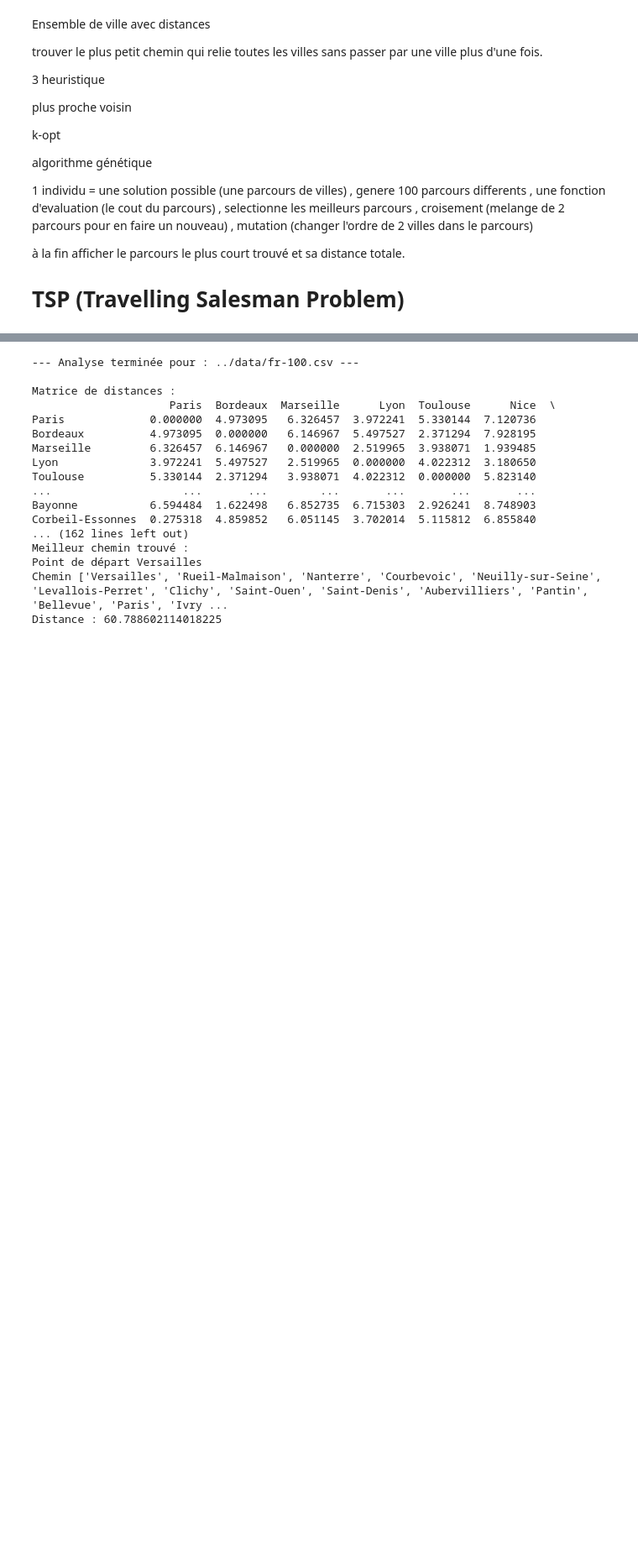
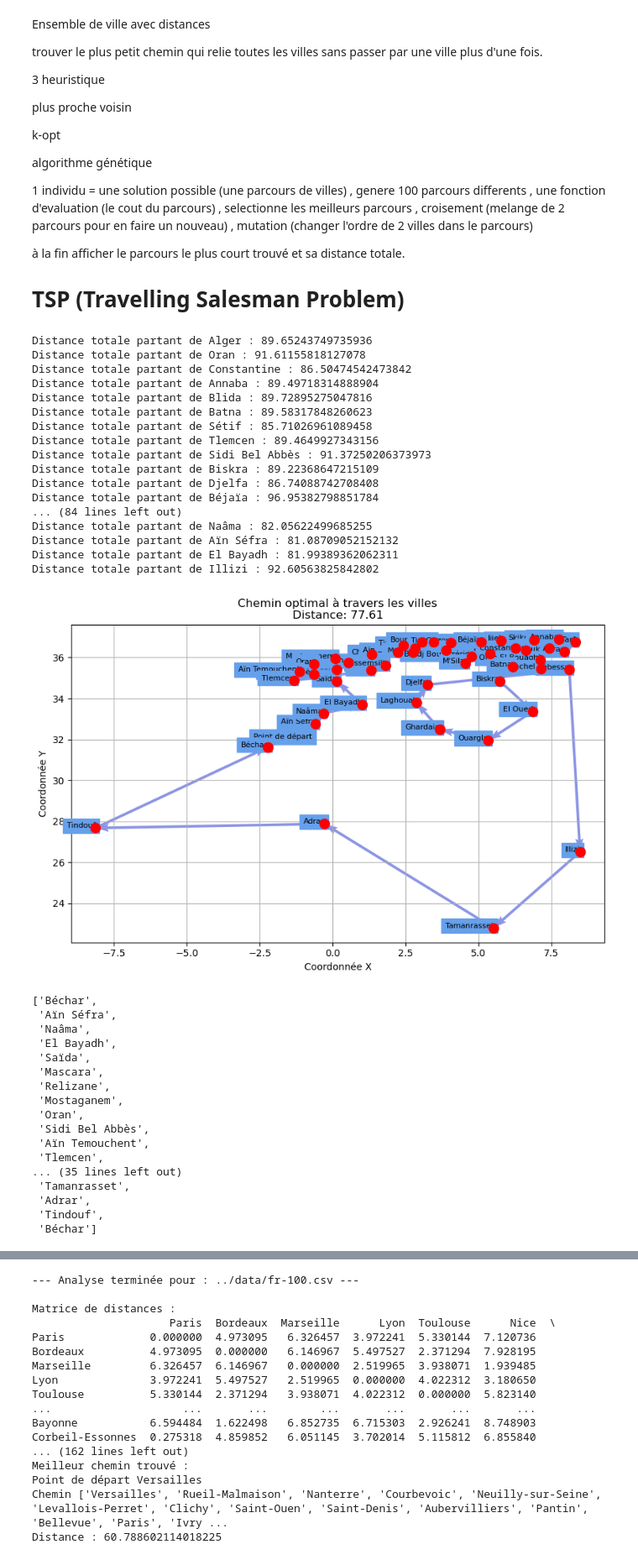
Before and after one commit to bachrilrs/prog_avance_s8, a Jupyter notebook: notebooks/projet.ipynb, the cells around one changed output, grey strips where cells are left out. Shown at 84% size. Cells and saved outputs as stored; diff of their text form; code cells hidden in the pictures; blank space fills up the shorter version.

```diff
--- a/notebooks/projet.ipynb
+++ b/notebooks/projet.ipynb
@@ -30,10 +30,11 @@ from tsp.io import load_cities
 from tsp.solvers import KNN
 from tsp.visualizer import TSPVisualizer
 # %%
-class France:
+class Pays:
     """Orchestre l'analyse complète du problème TSP"""
 
-    def __init__(self, villes: list[Ville] = None):
+    def __init__(self, nom ,villes: list[Ville] = None):
+        self.nom = nom
         self.villes = villes if villes is not None else []
         self.graph = DistanceGraph(self.villes)
 
@@ -49,7 +50,7 @@ class France:
         self.best_path = None
 
     def __str__(self):
-        return f'France: {", ".join([v.nom for v in self.villes])}'
+        return f'{self.nom}: {", ".join([v.nom for v in self.villes])}'
 
     def calculer_distances(self):
         """Calcule les distances entre toutes les villes"""
@@ -83,6 +84,14 @@ class France:
         """Affiche le chemin partant d'une ville"""
         return self.knn.print_from_a_city(nom_ville)
 
+    def print_best_path(self):
+        """Affiche le meilleur chemin trouvé"""
+        if self.best_path is None:
+            print("Veuillez d'abord appeler get_optimal_path()")
+            return
+
+        print(f"Meilleur chemin trouvé : {' -> '.join(self.best_path)}")
+
     def get_optimal_path(self):
         """Retourne le meilleur chemin"""
         start_point, path, distance = self.knn.get_optimal_path()
@@ -128,4 +138,53 @@ def process_france_travel(file_path: str, separator: str = ";"):
         print(f"Erreur : Le fichier {file_path} est introuvable.")
     except Exception as e:
         print(f"Une erreur est survenue : {e}")
+# %%
+liste_dz = load_cities("../data/dz-50.csv", separator=";")
+
+
+algerie = Pays("Algérie", liste_dz)
+algerie.get_matrix_with_labels()
+algerie.compute_all_paths()
+algerie.print_distance_from_each_city()
+algerie.get_optimal_path()
+algerie.print_distance_from_each_city()
+algerie.plot_path()
+
+algerie.best_path
+# %% [output]
+Distance totale partant de Alger : 89.65243749735936
+Distance totale partant de Oran : 91.61155818127078
+Distance totale partant de Constantine : 86.50474542473842
+Distance totale partant de Annaba : 89.49718314888904
+Distance totale partant de Blida : 89.72895275047816
+Distance totale partant de Batna : 89.58317848260623
+Distance totale partant de Sétif : 85.71026961089458
+Distance totale partant de Tlemcen : 89.4649927343156
+Distance totale partant de Sidi Bel Abbès : 91.37250206373973
+Distance totale partant de Biskra : 89.22368647215109
+Distance totale partant de Djelfa : 86.74088742708408
+Distance totale partant de Béjaïa : 96.95382798851784
+... (84 lines left out)
+Distance totale partant de Naâma : 82.05622499685255
+Distance totale partant de Aïn Séfra : 81.08709052152132
+Distance totale partant de El Bayadh : 81.99389362062311
+Distance totale partant de Illizi : 92.60563825842802
+[figure, added]
+['Béchar',
+ 'Aïn Séfra',
+ 'Naâma',
+ 'El Bayadh',
+ 'Saïda',
+ 'Mascara',
+ 'Relizane',
+ 'Mostaganem',
+ 'Oran',
+ 'Sidi Bel Abbès',
+ 'Aïn Temouchent',
+ 'Tlemcen',
+... (35 lines left out)
+ 'Tamanrasset',
+ 'Adrar',
+ 'Tindouf',
+ 'Béchar']
 # %%
```
Also changed, not shown: parts of 6 cells of this notebook, 3 other files.
